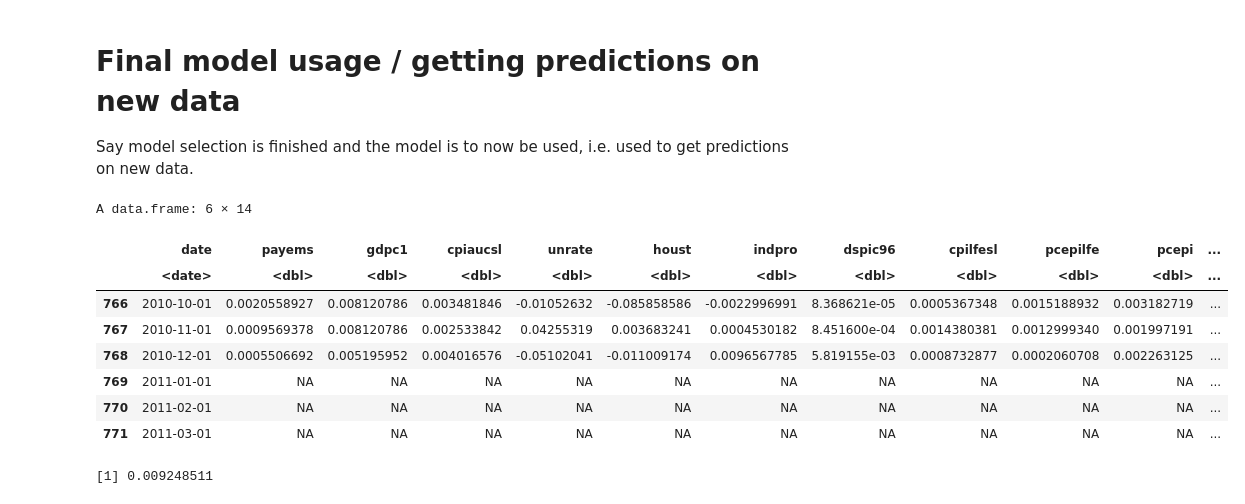
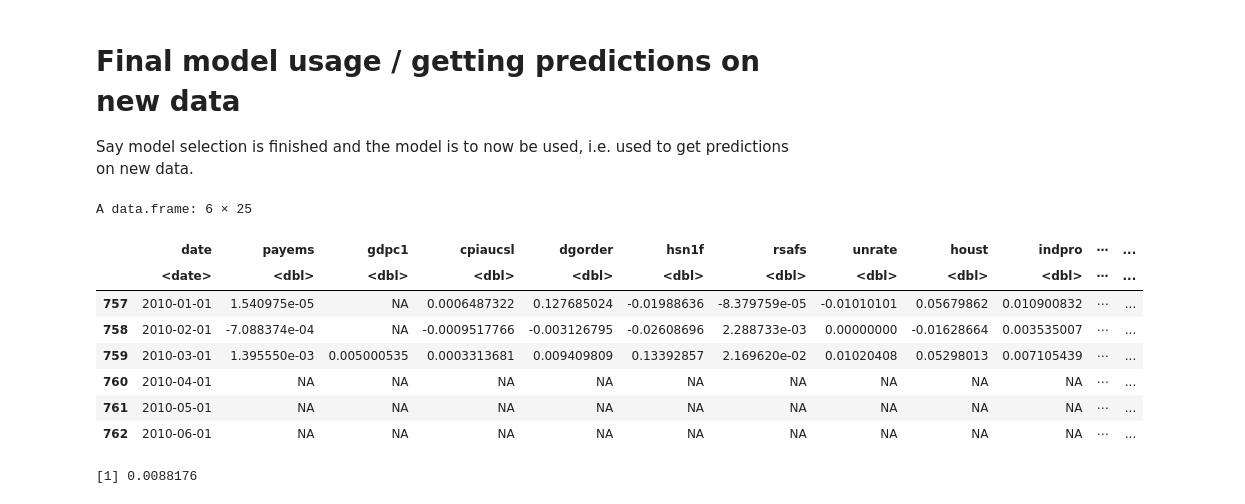
Before and after one commit to dhopp1/nowcasting_benchmark, a Jupyter notebook: methodologies/model_midas.ipynb, the cells around one changed output. Drawn from its saved outputs; the diff is of its cells as text; code cells hidden in the pictures.

```diff
--- a/methodologies/model_midas.ipynb
+++ b/methodologies/model_midas.ipynb
@@ -39,37 +39,31 @@ target_variable <- "gdpc1"
 # which lags to assess
 lags <- -2:2
 
-# dates for 3 testing periods
+# dates for training and test
+# test set is shorter in this example notebook than in the paper to save runtime. Set test_start_date to "2002-03-01" and test_end_date to "2022-09-01" for results of the paper.
 train_start_date <- "1947-01-01"
-train_end_date <- "2004-12-01"
 test_start_date <- "2005-03-01"
-test_end_date <- "2010-12-01"
+test_end_date <- "2010-03-01"
 
-# train and test datasets
-train <- data %>%
-    filter(date >= train_start_date, date <= train_end_date) %>%
+# will have a rolling test period, so model for e.g. 2002-03-01 is trained with data as it would have appeared on 2003-01-01, 2002-06-01 as it would have appeared on 2002-04-01, and so on.
+# This mimics the real-world nowcasting scenario
+test_dates <- seq(as.Date(test_start_date), as.Date(test_end_date), by = "3 months")
+train_end_dates <- lapply(test_dates, function (x) seq(x, by="-2 months", length=2)[2]) %>%
+    unlist() %>%
+    as.Date(origin = "1970-01-01")
+
+# test dataset
+test <- data %>%
+    dplyr::filter(date >= train_start_date, date <= test_end_date) %>%
     # the nowcastDFM library only works with dataframe, may get errors in estimation if you use tibbles
-    data.frame()
-test <- data %>%
-    filter(date >= train_start_date, date <= test_end_date) %>% # let test set data begin from training begin, data lag/time series for test sets can go back into the training data
     data.frame()
 
 # replace any infinites with NA
-for (col in colnames(train)) {
-    if (sum(is.infinite(train[,col])) > 0) {
-      train[is.infinite(train[,col]), col] <- NA
-    }
-}
-
 for (col in colnames(test)) {
     if (sum(is.infinite(test[,col])) > 0) {
       test[is.infinite(test[,col]), col] <- NA
     }
 }
-
-# replace any missings with the mean
-train <- na_mean(train)
-test <- na_mean(test)
 # %% [markdown]
 Data should be a dataframe of seasonally adjusted growth rates with months in rows and quarterly variables in the last month of the quarter, with `np.nan`s for interquarter months.
 # %%
@@ -208,29 +206,29 @@ p
 # Final model usage / getting predictions on new data
 Say model selection is finished and the model is to now be used, i.e. used to get predictions on new data.
 # %%
-# the test data ends 2010-12-01, let's say we wanted to predict 2011-03-01
+# the test data ends 2010-03-01, let's say we wanted to predict 2010-06-01
 new_data = test
 
 # the date we want predicted must be in the date, if it's not there it must be added
-desired_date <- "2011-03-01"
-months_to_add <- seq(max(new_data$date), as.Date("2011-03-01"), by="month") %>% as.character()
+desired_date <- "2010-06-01"
+months_to_add <- seq(max(new_data$date), as.Date(desired_date), by="month") %>% as.character()
 
 for (value in months_to_add[2:length(months_to_add)]) {
     new_data[nrow(new_data) + 1, "date"] <- value
 }
 
 # we can now confirm the date we want to forecast is in the dataframe, even if all values are missing
 new_data %>% tail()
 
 # fill missings
 new_data <- new_data %>% na_mean()
 # %% [output]
-A data.frame: 6 × 14
+A data.frame: 6 × 25
-|  | date | payems | gdpc1 | cpiaucsl | unrate | houst | indpro | dspic96 | cpilfesl | pcepilfe | pcepi | ... |
-|  | <date> | <dbl> | <dbl> | <dbl> | <dbl> | <dbl> | <dbl> | <dbl> | <dbl> | <dbl> | <dbl> | ... |
-| 766 | 2010-10-01 | 0.0020558927 | 0.008120786 | 0.003481846 | -0.01052632 | -0.085858586 | -0.0022996991 | 8.368621e-05 | 0.0005367348 | 0.0015188932 | 0.003182719 | ... |
-| 767 | 2010-11-01 | 0.0009569378 | 0.008120786 | 0.002533842 | 0.04255319 | 0.003683241 | 0.0004530182 | 8.451600e-04 | 0.0014380381 | 0.0012999340 | 0.001997191 | ... |
-| 768 | 2010-12-01 | 0.0005506692 | 0.005195952 | 0.004016576 | -0.05102041 | -0.011009174 | 0.0096567785 | 5.819155e-03 | 0.0008732877 | 0.0002060708 | 0.002263125 | ... |
-| 769 | 2011-01-01 | NA | NA | NA | NA | NA | NA | NA | NA | NA | NA | ... |
-| 770 | 2011-02-01 | NA | NA | NA | NA | NA | NA | NA | NA | NA | NA | ... |
-| 771 | 2011-03-01 | NA | NA | NA | NA | NA | NA | NA | NA | NA | NA | ... |
+|  | date | payems | gdpc1 | cpiaucsl | dgorder | hsn1f | rsafs | unrate | houst | indpro | ⋯ | ... |
+|  | <date> | <dbl> | <dbl> | <dbl> | <dbl> | <dbl> | <dbl> | <dbl> | <dbl> | <dbl> | ⋯ | ... |
+| 757 | 2010-01-01 | 1.540975e-05 | NA | 0.0006487322 | 0.127685024 | -0.01988636 | -8.379759e-05 | -0.01010101 | 0.05679862 | 0.010900832 | ⋯ | ... |
+| 758 | 2010-02-01 | -7.088374e-04 | NA | -0.0009517766 | -0.003126795 | -0.02608696 | 2.288733e-03 | 0.00000000 | -0.01628664 | 0.003535007 | ⋯ | ... |
+| 759 | 2010-03-01 | 1.395550e-03 | 0.005000535 | 0.0003313681 | 0.009409809 | 0.13392857 | 2.169620e-02 | 0.01020408 | 0.05298013 | 0.007105439 | ⋯ | ... |
+| 760 | 2010-04-01 | NA | NA | NA | NA | NA | NA | NA | NA | NA | ⋯ | ... |
+| 761 | 2010-05-01 | NA | NA | NA | NA | NA | NA | NA | NA | NA | ⋯ | ... |
+| 762 | 2010-06-01 | NA | NA | NA | NA | NA | NA | NA | NA | NA | ⋯ | ... |
@@ -237,12 +270,13 @@ A data.frame: 6 × 14
 # %%
 # loop through all the individual models to get predictions, later will weighted average them
-for (col in colnames(train)[2:ncol(train)]) {
+preds <- list()
+for (col in colnames(new_data)[2:ncol(new_data)]) {
     if (col != target_variable) {
       if (col %in% c("ulcnfb", "a261rx1q020sbea")) { # quarterly variables
         x <- new_data[substr(new_data$date, 6, 7) %in% c("03", "06", "09", "12"), col]
         preds[[col]] <- forecast(models[[col]], newdata=list(x=x))$mean
         # the `forecast` function from midasr produces predictions for all periods in the data
-        # we're interested in the last one, for 2011-03-01
+        # we're interested in the last one, for 2010-06-01
         preds[[col]] <- preds[[col]][length(preds[[col]])]
       } else { # monthly variables
         x <- new_data[,col]
@@ -254,4 +288,4 @@ for (col in colnames(train)[2:ncol(train)]) {
 # averaged predictions
 weighted.mean(unlist(preds), weight)
 # %% [output]
-[1] 0.009248511
+[1] 0.0088176
```
Also changed, not shown: parts of 9 cells of this notebook, 1 other file.
